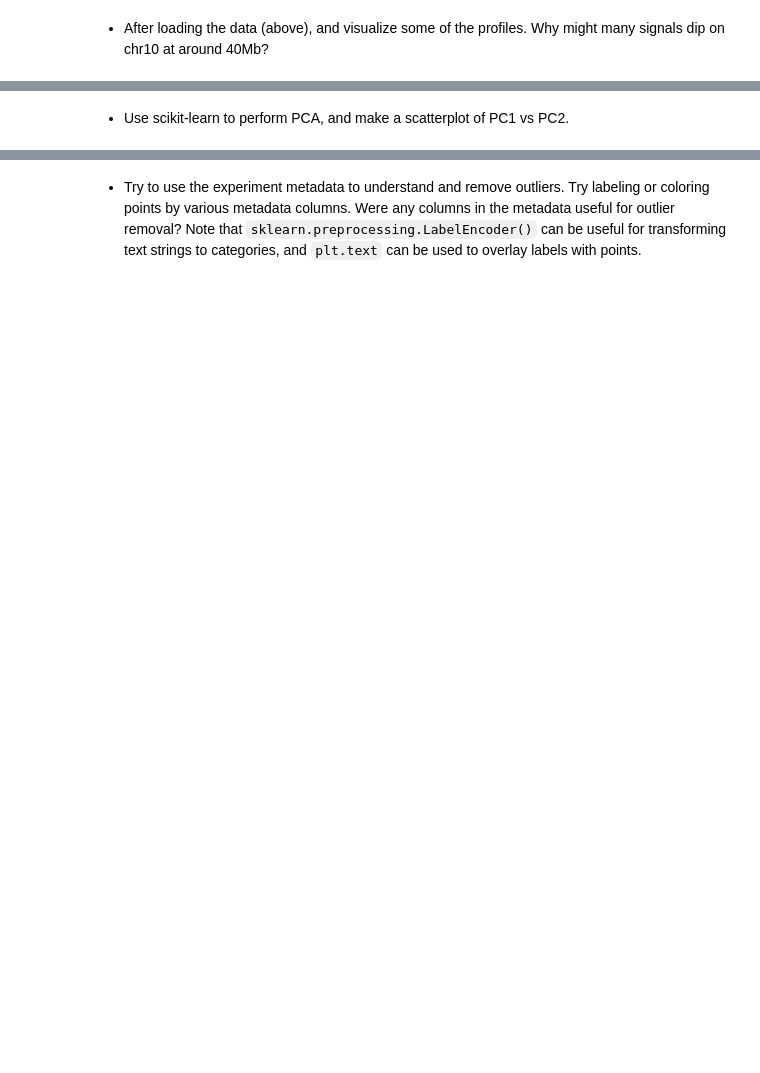
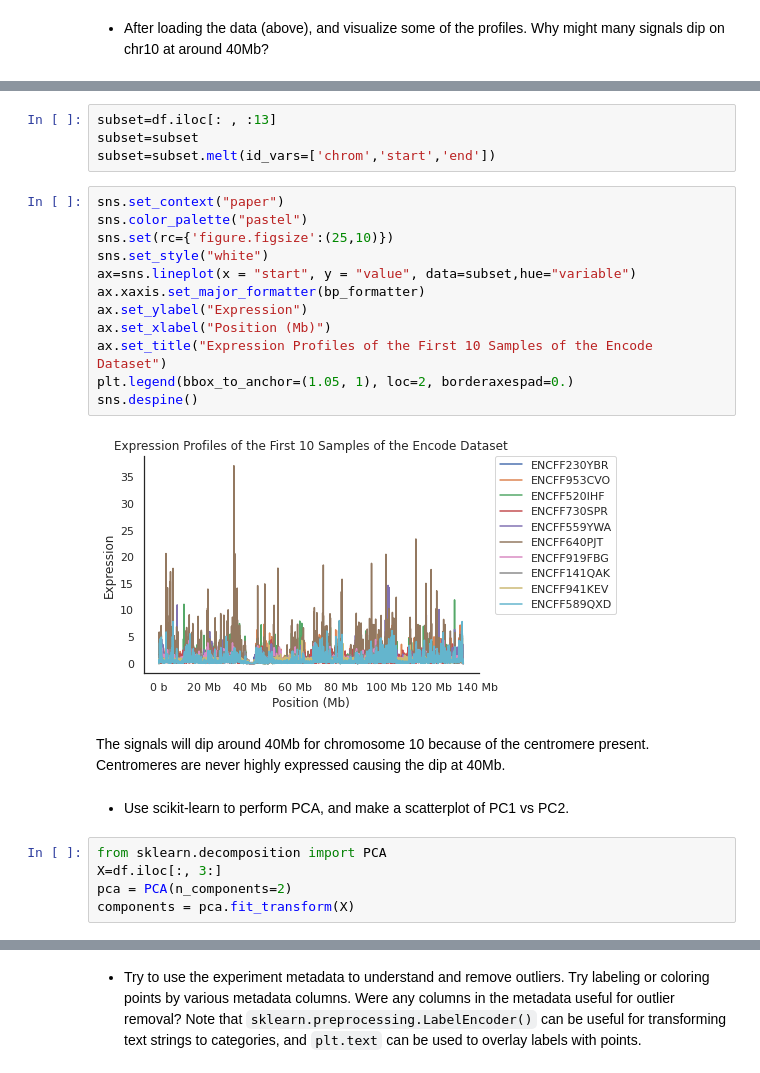
Before and after one commit to ramayyala/qbio577_fall2022, a Jupyter notebook: encode-bigwig-eda.ipynb, the cells around one changed output, grey strips where cells are left out. Saved outputs shown, nothing was run; the diff lists cells and outputs as text; blank space fills up the shorter version.

```diff
--- a/encode-bigwig-eda.ipynb
+++ b/encode-bigwig-eda.ipynb
@@ -33,2 +53,27 @@ bigwig_metadata = pd.read_table('/mnt/g/My Drive/Academics/QBIO_577/Week_8/qbio5
+# %%
+subset=df.iloc[: , :13]
+subset=subset
+subset=subset.melt(id_vars=['chrom','start','end'])
+# %%
+sns.set_context("paper")
+sns.color_palette("pastel")
+sns.set(rc={'figure.figsize':(25,10)})
+sns.set_style("white")
+ax=sns.lineplot(x = "start", y = "value", data=subset,hue="variable")
+ax.xaxis.set_major_formatter(bp_formatter)
+ax.set_ylabel("Expression")
+ax.set_xlabel("Position (Mb)")
+ax.set_title("Expression Profiles of the First 10 Samples of the Encode Dataset")
+plt.legend(bbox_to_anchor=(1.05, 1), loc=2, borderaxespad=0.)
+sns.despine()
+# %% [output]
+[figure, added]
+# %% [markdown]
+The signals will dip around 40Mb for chromosome 10 because of the centromere present. Centromeres are never highly expressed causing the dip at 40Mb.
 # %% [markdown]
 - Use scikit-learn to perform PCA, and make a scatterplot of PC1 vs PC2.
+# %%
+from sklearn.decomposition import PCA
+X=df.iloc[:, 3:]
+pca = PCA(n_components=2)
+components = pca.fit_transform(X)
```
Also changed, not shown: parts of 14 cells of this notebook.
